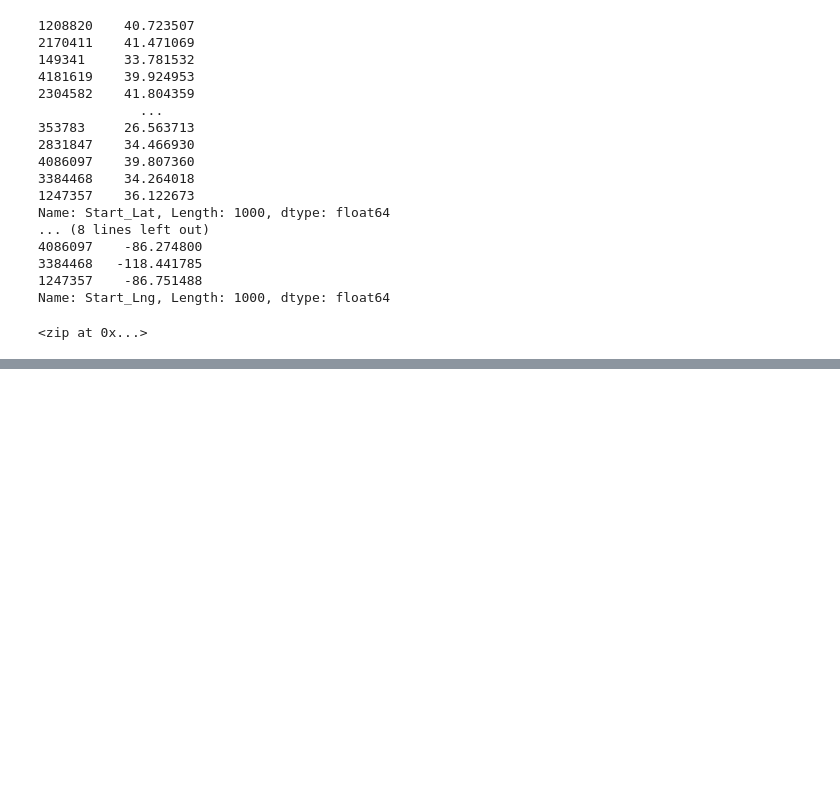
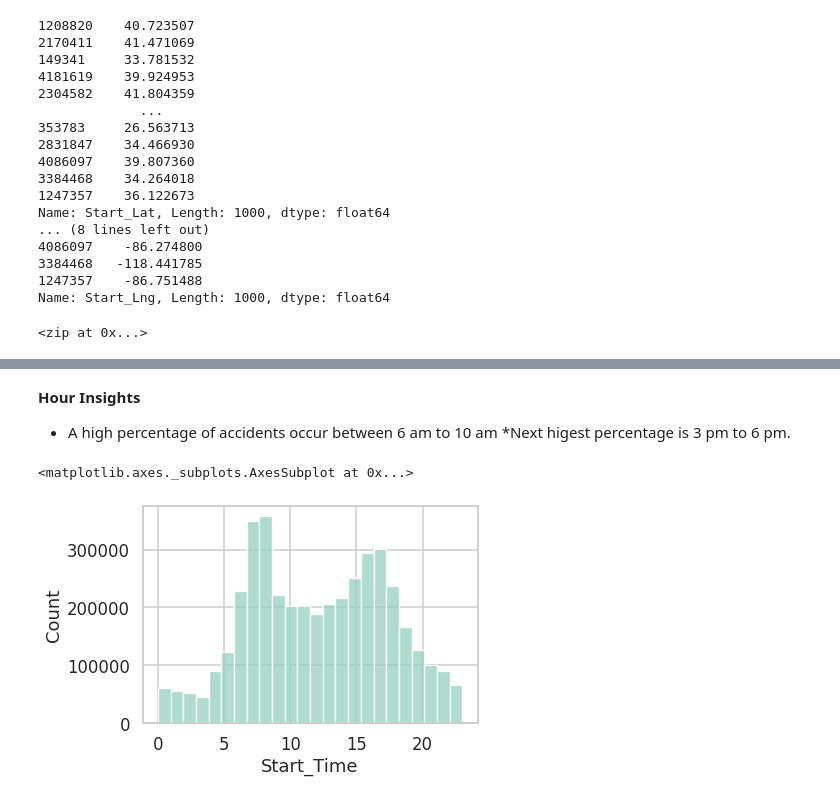
Before and after one commit to maegop/Exploratory-Data-Analysis-for-US-Accidents, a Jupyter notebook: EDA_US_Accidents.ipynb, the cells around one changed output, grey strips where cells are left out. Drawn from its saved outputs; the diff is of its cells as text; code cells hidden in the pictures; blank space fills up the shorter version.

Commit message:
Insights from time

```diff
--- a/EDA_US_Accidents.ipynb
+++ b/EDA_US_Accidents.ipynb
@@ -369,0 +388,2 @@ map
+# %%
+df.Start_Time = pd.to_datetime(df.Start_Time)
@@ -369,0 +399,15 @@ map
+# %% [markdown]
+**Hour Insights**
+* A high percentage of accidents occur between 6 am to 10 am
+*Next higest percentage is 3 pm to 6 pm.
+# %%
+import seaborn as sns
+
+sns.set_style('whitegrid')
+sns.set_context('talk')
+sns.set_palette('GnBu_d')
+
+sns.histplot(data=df.Start_Time.dt.hour, bins=24, kde=False)
+# %% [output]
+<matplotlib.axes._subplots.AxesSubplot at 0x...>
+[figure, added]
```
Also changed, not shown: parts of 20 cells of this notebook.
